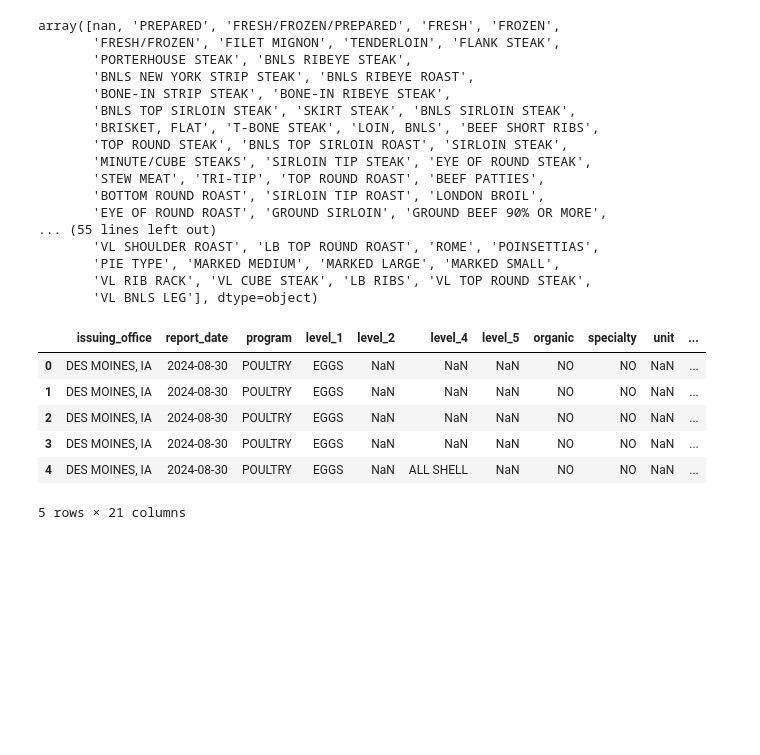
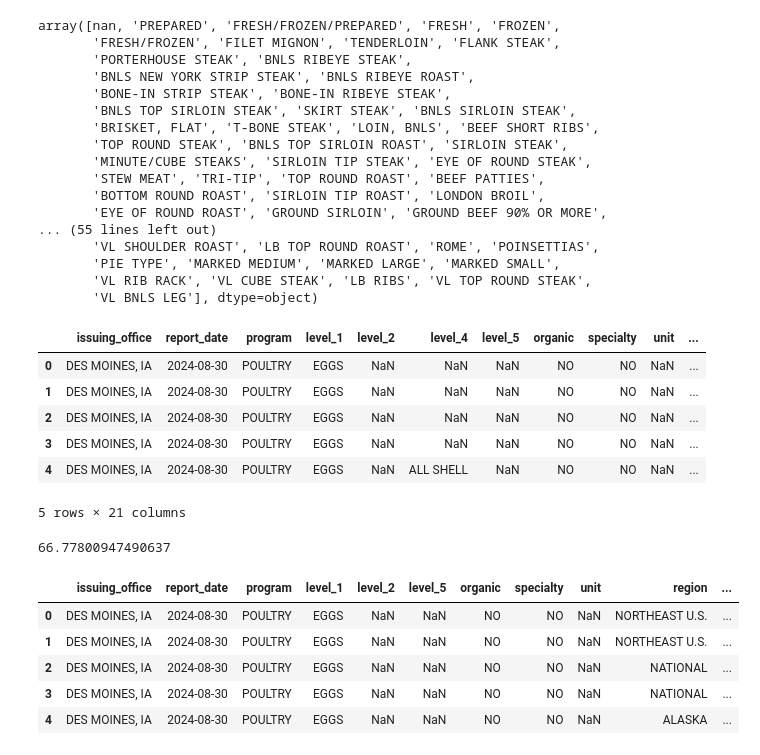
Before and after one commit to bradleytkay/Q1-2025-data-analysis-project-challenge, a Jupyter notebook: Q1-2025-step-2-data-cleaning-and-preparation.ipynb, the cells around one changed output. Cells and saved outputs as stored; diff of their text form; code cells hidden in the pictures; blank space fills up the shorter version.

Commit message:
Completed preliminary cleaning of USDA AMS dataset.  A few columns (organic, specialty) with high NaN% and questionable usefulness are still under consideration.

```diff
--- a/Q1-2025-step-2-data-cleaning-and-preparation.ipynb
+++ b/Q1-2025-step-2-data-cleaning-and-preparation.ipynb
@@ -168,3 +168,24 @@ usda_df.head()
 | 3 | DES MOINES, IA | 2024-08-30 | POULTRY | EGGS | NaN | NaN | NaN | NO | NO | NaN | ... |
 | 4 | DES MOINES, IA | 2024-08-30 | POULTRY | EGGS | NaN | ALL SHELL | NaN | NO | NO | NaN | ... |
 5 rows × 21 columns
+# %%
+# How about level_4?
+usda_df['level_4'].unique()
+
+# Why does this strike me as potentially actually useful?  How much of this column is Nan?
+
+nan_percentage = usda_df['level_4'].isna().sum() / len(usda_df['level_4']) * 100
+print(nan_percentage)
+
+# Hmm... 2/3rds empty, huh?  After further consideration, drop.
+usda_df.drop('level_4', axis=1, inplace=True)
+
+usda_df.head()
+# %% [output]
+66.77800947490637
+|  | issuing_office | report_date | program | level_1 | level_2 | level_5 | organic | specialty | unit | region | ... |
+| 0 | DES MOINES, IA | 2024-08-30 | POULTRY | EGGS | NaN | NaN | NO | NO | NaN | NORTHEAST U.S. | ... |
+| 1 | DES MOINES, IA | 2024-08-30 | POULTRY | EGGS | NaN | NaN | NO | NO | NaN | NORTHEAST U.S. | ... |
+| 2 | DES MOINES, IA | 2024-08-30 | POULTRY | EGGS | NaN | NaN | NO | NO | NaN | NATIONAL | ... |
+| 3 | DES MOINES, IA | 2024-08-30 | POULTRY | EGGS | NaN | NaN | NO | NO | NaN | NATIONAL | ... |
+| 4 | DES MOINES, IA | 2024-08-30 | POULTRY | EGGS | NaN | NaN | NO | NO | NaN | ALASKA | ... |
```
Also changed, not shown: parts of 15 cells of this notebook.
